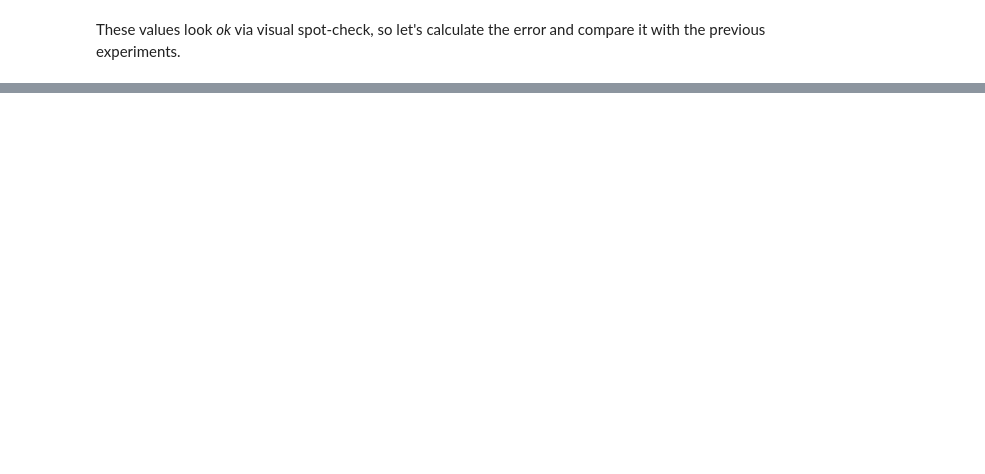
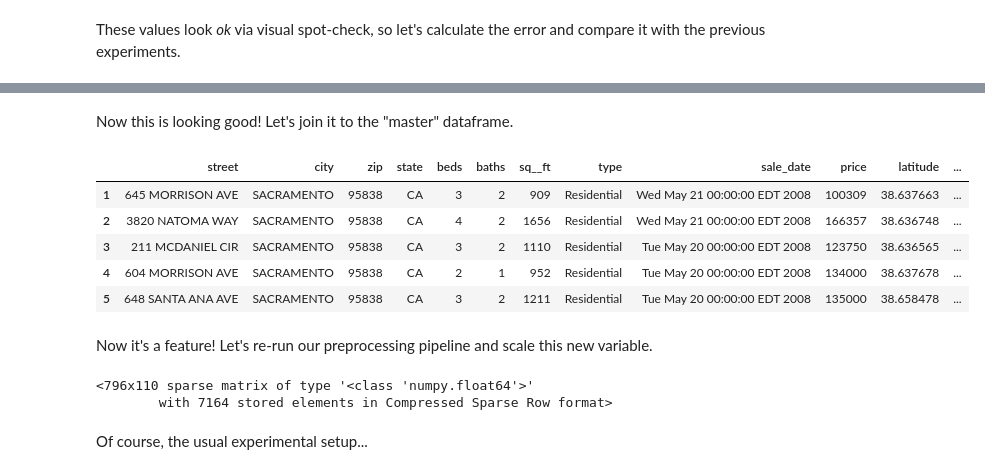
Before and after one commit to schledererj/cs6340-project-2, a Jupyter notebook: CS6340_Lab_2.ipynb, the cells around one changed output, grey strips where cells are left out. Saved outputs shown, nothing was run; the diff lists cells and outputs as text; code cells hidden in the pictures; blank space fills up the shorter version.

Commit message:
Finish up feature engineering; start on adding more data

```diff
--- a/CS6340_Lab_2.ipynb
+++ b/CS6340_Lab_2.ipynb
@@ -748,0 +825,3 @@ It also improved by 38.30% against the first experiment
+# %%
+census_housing_estimates = pd.read_csv(os.path.join(os.getcwd(), 'external_data', 'ACSDP5Y2019.DP05_data_with_overlays_2021-11-04T152824.csv'))
+census_housing_estimates.head()
@@ -748,0 +837,4 @@ It also improved by 38.30% against the first experiment
+# %%
+# DP05_0086E represents the "Total housing units" estimate count
+census_housing_units_by_zip = census_housing_estimates[['GEO_ID', 'NAME', 'DP05_0086E']]
+census_housing_units_by_zip.head()
@@ -748,0 +850,17 @@ It also improved by 38.30% against the first experiment
+# %%
+# Drop the first row, as it's column headers and not an actual data point
+census_housing_units_by_zip = census_housing_units_by_zip[1:]
+
+# We'll need just the 5-digit ZIP, so parse it out of the GEO_ID
+census_housing_units_by_zip['zip'] = census_housing_units_by_zip.apply(lambda x: x['GEO_ID'][-5:], axis='columns')
+
+# Drop the GEO_ID and NAME fields
+census_housing_units_by_zip = census_housing_units_by_zip.drop(columns=['GEO_ID', 'NAME'])
+
+# Rename the weird column name to something human readable
+census_housing_units_by_zip = census_housing_units_by_zip.rename(columns={'DP05_0086E': 'zip_estimated_housing_units'})
+
+# Change their datatypes to ints
+census_housing_units_by_zip['zip'] = census_housing_units_by_zip['zip'].astype('int64')
+census_housing_units_by_zip['zip_estimated_housing_units'] = census_housing_units_by_zip['zip_estimated_housing_units'].astype('int64')
+census_housing_units_by_zip.info()
@@ -748,0 +886,44 @@ It also improved by 38.30% against the first experiment
+# %% [markdown]
+Now this is looking good! Let's join it to the "master" dataframe.
+# %%
+housing_df = pd.read_csv(os.path.join(os.getcwd(), 'Sacramentorealestatetransactions.csv'))
+housing_df = housing_df.merge(census_housing_units_by_zip, on='zip', how='inner')
+
+# Square-footage of 0
+housing_df = housing_df[housing_df.sq__ft != 0]
+
+# Property type of "Unkown"
+housing_df = housing_df[housing_df.type != "Unkown"]
+
+# Remove "very high" prices. Let's remove anything higher than the 99th price percentile
+housing_df = housing_df[housing_df.price < housing_df['price'].quantile(.99)]
+
+# Remove "very low" prices. Let's remove anything lower than the 1st price percentile
+housing_df = housing_df[housing_df.price > housing_df['price'].quantile(.01)]
+
+housing_df.head()
+# %% [output]
+|  | street | city | zip | state | beds | baths | sq__ft | type | sale_date | price | latitude | ... |
+| 1 | 645 MORRISON AVE | SACRAMENTO | 95838 | CA | 3 | 2 | 909 | Residential | Wed May 21 00:00:00 EDT 2008 | 100309 | 38.637663 | ... |
+| 2 | 3820 NATOMA WAY | SACRAMENTO | 95838 | CA | 4 | 2 | 1656 | Residential | Wed May 21 00:00:00 EDT 2008 | 166357 | 38.636748 | ... |
+| 3 | 211 MCDANIEL CIR | SACRAMENTO | 95838 | CA | 3 | 2 | 1110 | Residential | Tue May 20 00:00:00 EDT 2008 | 123750 | 38.636565 | ... |
+| 4 | 604 MORRISON AVE | SACRAMENTO | 95838 | CA | 2 | 1 | 952 | Residential | Tue May 20 00:00:00 EDT 2008 | 134000 | 38.637678 | ... |
+| 5 | 648 SANTA ANA AVE | SACRAMENTO | 95838 | CA | 3 | 2 | 1211 | Residential | Tue May 20 00:00:00 EDT 2008 | 135000 | 38.658478 | ... |
+# %% [markdown]
+Now it's a feature! Let's re-run our preprocessing pipeline and scale this new variable.
+# %%
+categorical_columns = ['city', 'zip', 'type']
+numeric_columns = ['beds', 'baths', 'sq__ft', 'latitude', 'longitude', 'zip_estimated_housing_units']
+
+full_pipeline = ColumnTransformer([
+    ("categorical", categorical_pipeline, categorical_columns),
+    ("numeric", numeric_pipeline, numeric_columns)
+])
+
+features_matrix = full_pipeline.fit_transform(housing_df)
+features_matrix
+# %% [output]
+<796x110 sparse matrix of type '<class 'numpy.float64'>'
+        with 7164 stored elements in Compressed Sparse Row format>
+# %% [markdown]
+Of course, the usual experimental setup...
```
Also changed, not shown: parts of 37 cells of this notebook, 2 other files.
